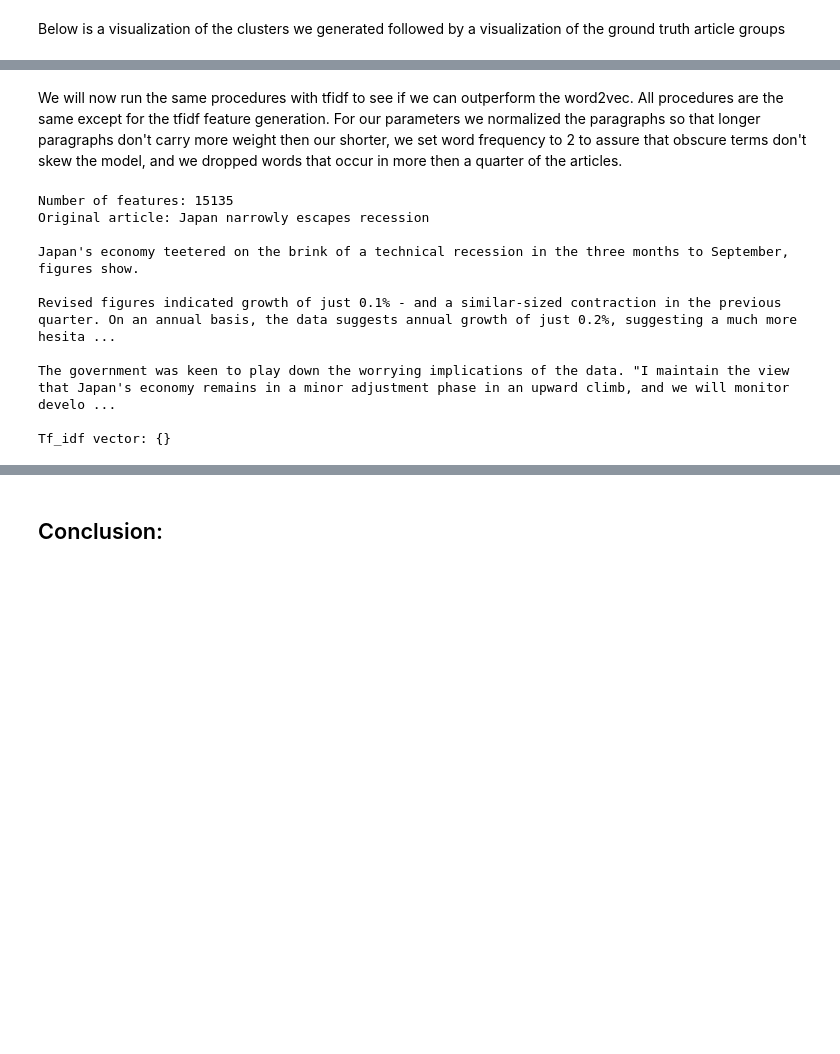
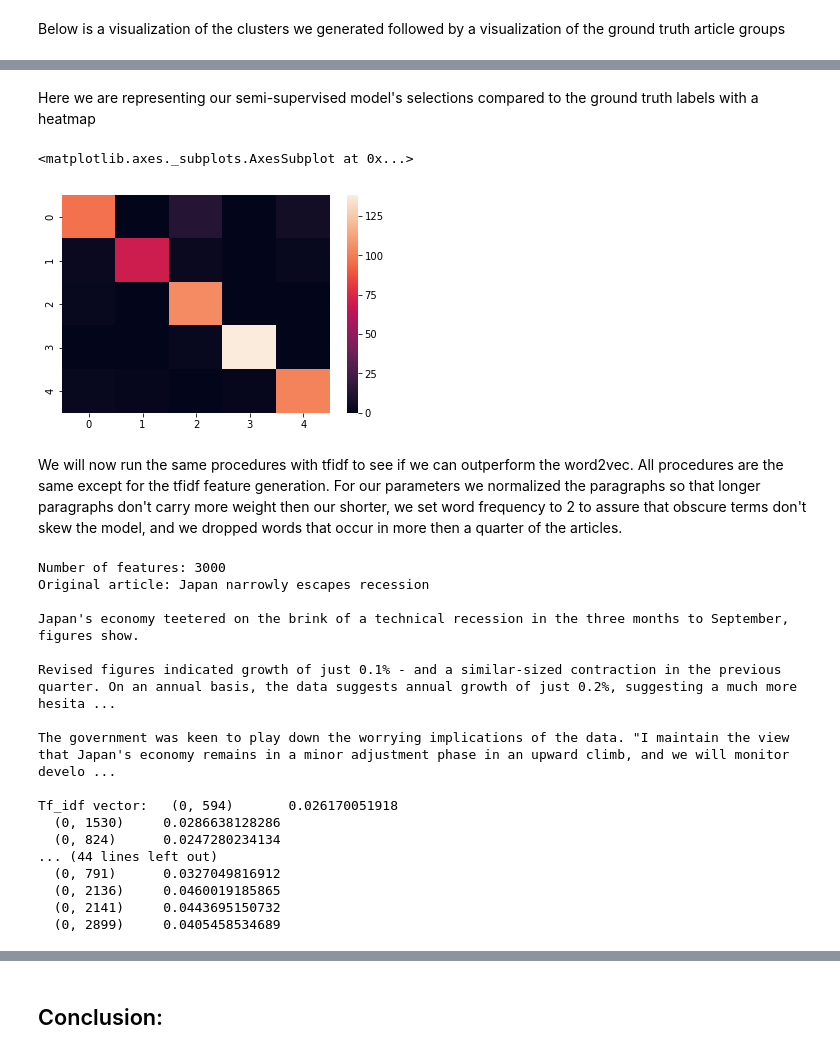
Before and after one commit to kthoward/Thinkful, a Jupyter notebook: _Updated_NLP-Copy2.ipynb, the cells around one changed output, grey strips where cells are left out. Drawn from its saved outputs; the diff is of its cells as text; code cells hidden in the pictures; blank space fills up the shorter version.

```diff
--- a/_Updated_NLP-Copy2.ipynb
+++ b/_Updated_NLP-Copy2.ipynb
@@ -592,13 +587,22 @@ plt.title('Each cluster is represented by a color')
+# %% [markdown]
+Here we are representing our semi-supervised model's selections compared to the ground truth labels with a heatmap
+# %%
+confusion_matrix_w2v = confusion_matrix(df_w2v_test['labels'], df_w2v_test['predicted_label'])
+sns.heatmap(confusion_matrix_w2v)
+# %% [output]
+<matplotlib.axes._subplots.AxesSubplot at 0x...>
+[figure, added]
 # %% [markdown]
 We will now run the same procedures with tfidf to see if we can outperform the word2vec. All procedures are the same except for the tfidf feature generation. For our parameters we normalized the paragraphs so that longer paragraphs don't carry more weight then our shorter, we  set word frequency to 2 to assure that obscure terms don't skew the model, and we dropped words that occur in more then a quarter of the articles.
 # %%
-#-------------------------------------------tfidf-------------------------------------------------
+#-------------------------------------------tfidf-----------------------------------------------
 
 
 vectorizer = TfidfVectorizer(max_df=0.25,          # drop words that occur in more than a quarter of the articles
                              min_df=2,             # only use words that appear at least twice
                              stop_words='english', # picking list of stop words
                              lowercase=True,       # convert everything to lower case
+                             max_features=3000,
                              use_idf=True,         # use inverse document frequencies in our weighting
                              norm=u'l2',           # Treat longer and shorter paragraphs equally
                              smooth_idf=True       # Prevent divide-by-zero errors
@@ -606,12 +610,9 @@ vectorizer = TfidfVectorizer(max_df=0.25,          # drop words that occur in mo
 
 
 # Applying the vectorizer
-article_list_tfidf_train = vectorizer.fit_transform(X_train_articles)
-article_list_tfidf_test = vectorizer.fit_transform(X_test_articles)
+article_list_tfidf_train = vectorizer.fit_transform(X_train_text)
+article_list_tfidf_test = vectorizer.fit_transform(X_test_text)
 print("Number of features: %d" % article_list_tfidf_train.get_shape()[1])
-
-#X_train_tfidf, X_test_tfidf= train_test_split(article_list_tfidf, test_size=0.4, random_state=0)
-
 
 # Reshape the vectorizer output to be legible
 article_list_tfidf_csr = article_list_tfidf_train.tocsr()
@@ -629,9 +630,9 @@ terms = vectorizer.get_feature_names()
 
 
 print('Original article:', article_list[5])
-print('Tf_idf vector:', tfidf_bypara[5])
+print('Tf_idf vector:', article_list_tfidf_train[5])
 # %% [output]
-Number of features: 15135
+Number of features: 3000
 Original article: Japan narrowly escapes recession
 
 Japan's economy teetered on the brink of a technical recession in the three months to September, figures show.
@@ -640,7 +641,14 @@ Revised figures indicated growth of just 0.1% - and a similar-sized contraction
 
 The government was keen to play down the worrying implications of the data. "I maintain the view that Japan's economy remains in a minor adjustment phase in an upward climb, and we will monitor develo ...
 
-Tf_idf vector: {}
+Tf_idf vector:   (0, 594)       0.026170051918
+  (0, 1530)     0.0286638128286
+  (0, 824)      0.0247280234134
+... (44 lines left out)
+  (0, 791)      0.0327049816912
+  (0, 2136)     0.0460019185865
+  (0, 2141)     0.0443695150732
+  (0, 2899)     0.0405458534689
 # %%
 number_clusters = [2, 3, 5, 8, 10, 15, 20]
 X_train_tfidf = article_list_tfidf_train
```
Also changed, not shown: parts of 37 cells of this notebook.
